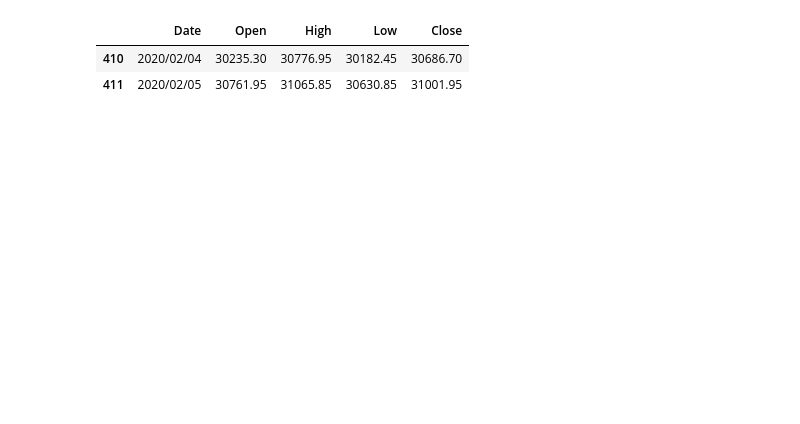
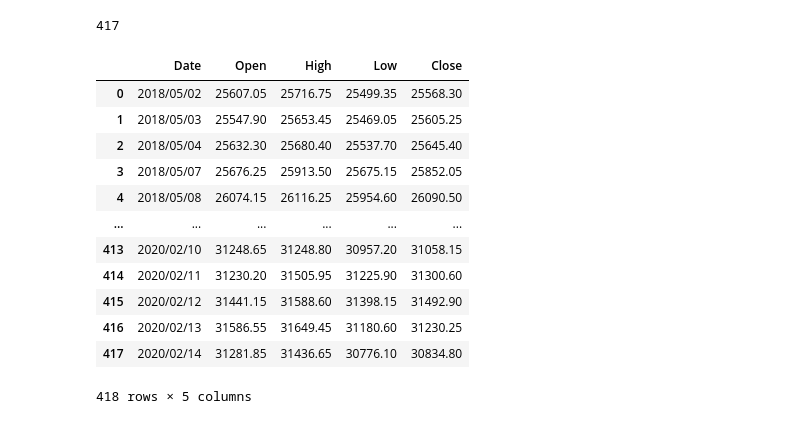
Before and after one commit to ProtoRao/trading, a Jupyter notebook: Open Drive strategy.ipynb, the cells around one changed output. Drawn from its saved outputs; the diff is of its cells as text; code cells hidden in the pictures; blank space fills up the shorter version.

```diff
--- a/Open Drive strategy.ipynb
+++ b/Open Drive strategy.ipynb
@@ -172,8 +220,22 @@ KeyboardInterrupt:
-# %%
-bniftyeod[(bniftyeod['Date']=='2020/02/05') | (bniftyeod['Date']=='2020/02/04')]
-# %% [output]
-|  | Date | Open | High | Low | Close |
-| 410 | 2020/02/04 | 30235.30 | 30776.95 | 30182.45 | 30686.70 |
-| 411 | 2020/02/05 | 30761.95 | 31065.85 | 30630.85 | 31001.95 |
+# %%
+len(bal)
+# %% [output]
+417
+# %%
+bniftyeod
+# %% [output]
+|  | Date | Open | High | Low | Close |
+| 0 | 2018/05/02 | 25607.05 | 25716.75 | 25499.35 | 25568.30 |
+| 1 | 2018/05/03 | 25547.90 | 25653.45 | 25469.05 | 25605.25 |
+| 2 | 2018/05/04 | 25632.30 | 25680.40 | 25537.70 | 25645.40 |
+| 3 | 2018/05/07 | 25676.25 | 25913.50 | 25675.15 | 25852.05 |
+| 4 | 2018/05/08 | 26074.15 | 26116.25 | 25954.60 | 26090.50 |
+| ... | ... | ... | ... | ... | ... |
+| 413 | 2020/02/10 | 31248.65 | 31248.80 | 30957.20 | 31058.15 |
+| 414 | 2020/02/11 | 31230.20 | 31505.95 | 31225.90 | 31300.60 |
+| 415 | 2020/02/12 | 31441.15 | 31588.60 | 31398.15 | 31492.90 |
+| 416 | 2020/02/13 | 31586.55 | 31649.45 | 31180.60 | 31230.25 |
+| 417 | 2020/02/14 | 31281.85 | 31436.65 | 30776.10 | 30834.80 |
+418 rows × 5 columns
 # %%
 plotbnifty=bniftyeod.copy()
```
Also changed, not shown: parts of 10 cells of this notebook.
